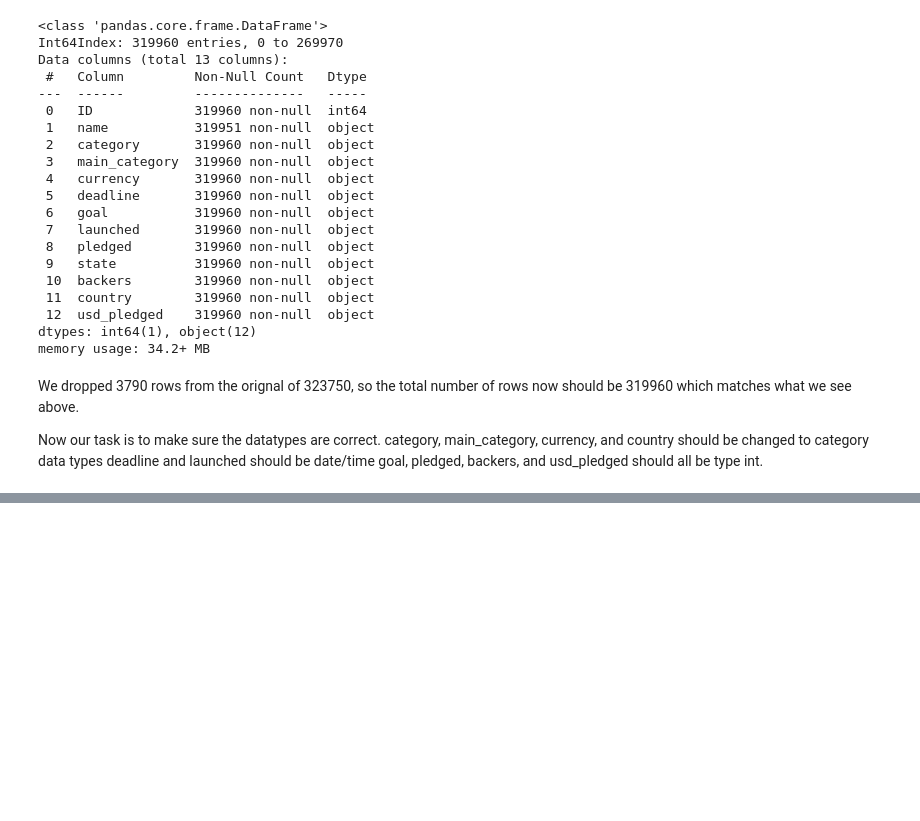
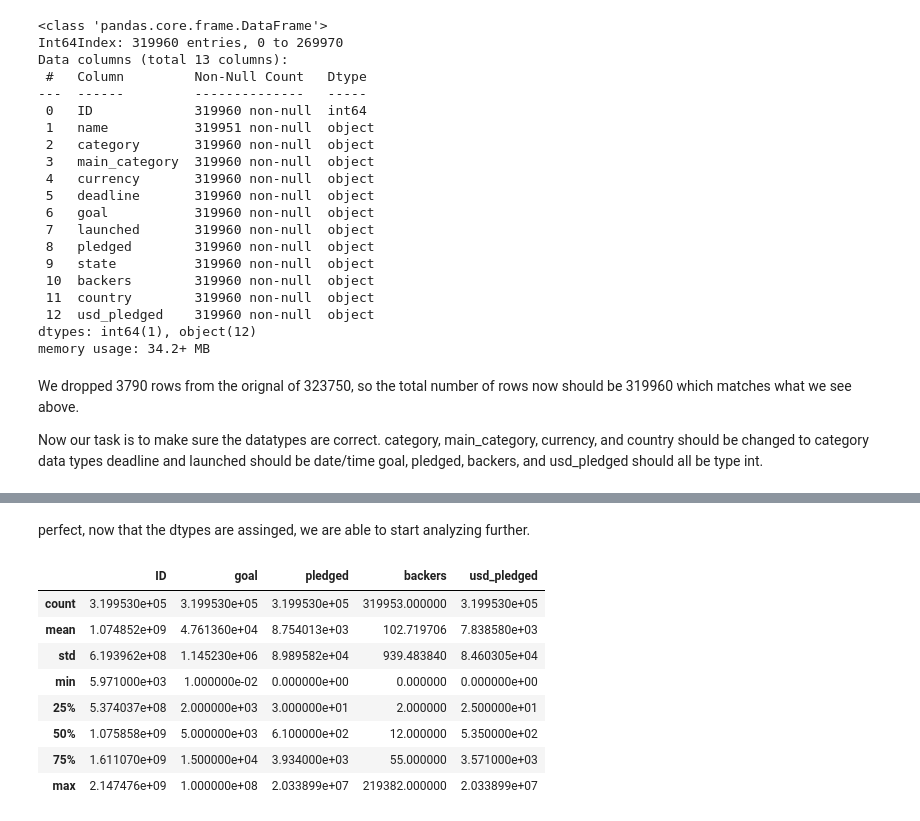
Before and after one commit to belindaleebl/kickstarter, a Jupyter notebook: Kickstarter_2016_Data_Wrangling.ipynb, the cells around one changed output, grey strips where cells are left out. Drawn from its saved outputs; the diff is of its cells as text; code cells hidden in the pictures; blank space fills up the shorter version.

```diff
--- a/Kickstarter_2016_Data_Wrangling.ipynb
+++ b/Kickstarter_2016_Data_Wrangling.ipynb
@@ -470,0 +551,12 @@ goal, pledged, backers, and usd_pledged should all be type int.
+# %%
+data2016 = data2016.astype({'name':'str',
+                            'category':'str',
+                            'main_category':'category',
+                            'currency':'category',
+                            'deadline':'datetime64',
+                            'launched':'datetime64',
+                            'pledged':'float',
+                            'state' : 'category',
+                            'backers' : 'int64',
+                            'country' : 'category',
+                            'usd_pledged':'float'})
@@ -470,0 +586,14 @@ goal, pledged, backers, and usd_pledged should all be type int.
+# %% [markdown]
+perfect, now that the dtypes are assinged, we are able to start analyzing further.
+# %%
+data2016.describe()
+# %% [output]
+|  | ID | goal | pledged | backers | usd_pledged |
+| count | 3.199530e+05 | 3.199530e+05 | 3.199530e+05 | 319953.000000 | 3.199530e+05 |
+| mean | 1.074852e+09 | 4.761360e+04 | 8.754013e+03 | 102.719706 | 7.838580e+03 |
+| std | 6.193962e+08 | 1.145230e+06 | 8.989582e+04 | 939.483840 | 8.460305e+04 |
+| min | 5.971000e+03 | 1.000000e-02 | 0.000000e+00 | 0.000000 | 0.000000e+00 |
+| 25% | 5.374037e+08 | 2.000000e+03 | 3.000000e+01 | 2.000000 | 2.500000e+01 |
+| 50% | 1.075858e+09 | 5.000000e+03 | 6.100000e+02 | 12.000000 | 5.350000e+02 |
+| 75% | 1.611070e+09 | 1.500000e+04 | 3.934000e+03 | 55.000000 | 3.571000e+03 |
+| max | 2.147476e+09 | 1.000000e+08 | 2.033899e+07 | 219382.000000 | 2.033899e+07 |
```
Also changed, not shown: parts of 12 cells of this notebook.
